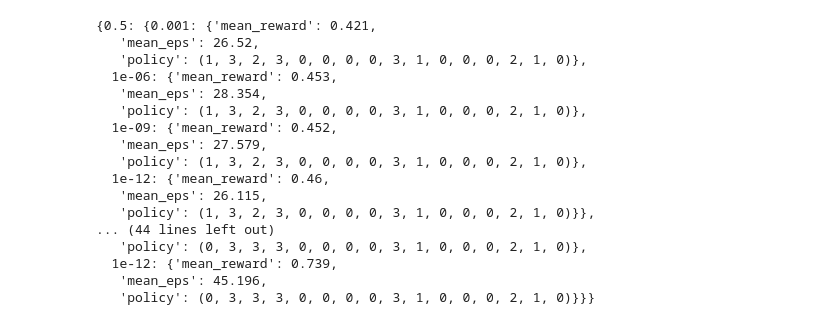
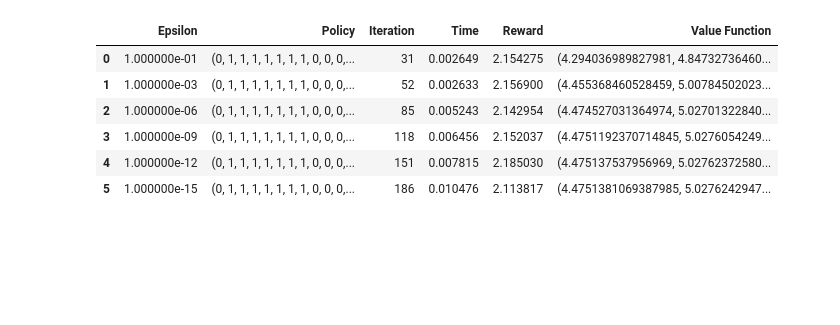
Before and after one commit to okazkayasi/CS7641, a Jupyter notebook: mkazkayasi3_Assignment4/ForestManagement.ipynb, the cells around one changed output. Saved outputs shown, nothing was run; the diff lists cells and outputs as text; code cells hidden in the pictures; blank space fills up the shorter version.

```diff
--- a/mkazkayasi3_Assignment4/ForestManagement.ipynb
+++ b/mkazkayasi3_Assignment4/ForestManagement.ipynb
@@ -31,2 +14,2 @@ def test_policy(env, policy, n_epoch=1000):
 # %%
-P, R = mdptoolbox.example.forest(S=100, r1=5.17, r2=10, p=0)
+P, R = forest(S=20, r1=10, r2=6, p=0.1)
@@ -165,20 +15,0 @@ frozen_lake[4][-1] = (vid, pid, qd)
-# %%
-vid
-# %% [output]
-{0.5: {0.001: {'mean_reward': 0.421,
-   'mean_eps': 26.52,
-   'policy': (1, 3, 2, 3, 0, 0, 0, 0, 3, 1, 0, 0, 0, 2, 1, 0)},
-  1e-06: {'mean_reward': 0.453,
-   'mean_eps': 28.354,
-   'policy': (1, 3, 2, 3, 0, 0, 0, 0, 3, 1, 0, 0, 0, 2, 1, 0)},
-  1e-09: {'mean_reward': 0.452,
-   'mean_eps': 27.579,
-   'policy': (1, 3, 2, 3, 0, 0, 0, 0, 3, 1, 0, 0, 0, 2, 1, 0)},
-  1e-12: {'mean_reward': 0.46,
-   'mean_eps': 26.115,
-   'policy': (1, 3, 2, 3, 0, 0, 0, 0, 3, 1, 0, 0, 0, 2, 1, 0)}},
-... (44 lines left out)
-   'policy': (0, 3, 3, 3, 0, 0, 0, 0, 3, 1, 0, 0, 0, 2, 1, 0)},
-  1e-12: {'mean_reward': 0.739,
-   'mean_eps': 45.196,
-   'policy': (0, 3, 3, 3, 0, 0, 0, 0, 3, 1, 0, 0, 0, 2, 1, 0)}}}
@@ -184,0 +20,51 @@ vid
+# %%
+def test_policy(P, R, policy, test_count=1000, gamma=0.9):
+    num_state = P.shape[-1]
+    total_episode = num_state * test_count
+    # start in each state
+    total_reward = 0
+    for state in range(num_state):
+        state_reward = 0
+        for state_episode in range(test_count):
+            episode_reward = 0
+            disc_rate = 1
+            while True:
+                # take step
+                action = policy[state]
+                # get next step using P
+                probs = P[action][state]
+                candidates = list(range(len(P[action][state])))
+                next_state =  choice(candidates, 1, p=probs)[0]
+                # get the reward
+                reward = R[state][action] * disc_rate
+                episode_reward += reward
+                # when go back to 0 ended
+                disc_rate *= gamma
+                if next_state == 0:
+                    break
+            state_reward += episode_reward
+        total_reward += state_reward
+    return total_reward / total_episode
+# %%
+def trainVI(P, R, discount=0.9, epsilon=[1e-9]):
+    vi_df = pd.DataFrame(columns=["Epsilon", "Policy", "Iteration",
+                                  "Time", "Reward", "Value Function"])
+    for eps in epsilon:
+        vi = ValueIteration(P, R, gamma=discount, epsilon=eps, max_iter=int(1e15))
+        vi.run()
+        reward = test_policy(P, R, vi.policy)
+        info = [float(eps), vi.policy, vi.iter, vi.time, reward, vi.V]
+        df_length = len(vi_df)
+        vi_df.loc[df_length] = info
+    return vi_df
+# %%
+vi_df = trainVI(P, R, epsilon=[1e-1, 1e-3, 1e-6, 1e-9, 1e-12, 1e-15])
+vi_df
+# %% [output]
+|  | Epsilon | Policy | Iteration | Time | Reward | Value Function |
+| 0 | 1.000000e-01 | (0, 1, 1, 1, 1, 1, 1, 1, 0, 0, 0,... | 31 | 0.002649 | 2.154275 | (4.294036989827981, 4.84732736460... |
+| 1 | 1.000000e-03 | (0, 1, 1, 1, 1, 1, 1, 1, 0, 0, 0,... | 52 | 0.002633 | 2.156900 | (4.455368460528459, 5.00784502023... |
+| 2 | 1.000000e-06 | (0, 1, 1, 1, 1, 1, 1, 1, 0, 0, 0,... | 85 | 0.005243 | 2.142954 | (4.474527031364974, 5.02701322840... |
+| 3 | 1.000000e-09 | (0, 1, 1, 1, 1, 1, 1, 1, 0, 0, 0,... | 118 | 0.006456 | 2.152037 | (4.4751192370714845, 5.0276054249... |
+| 4 | 1.000000e-12 | (0, 1, 1, 1, 1, 1, 1, 1, 0, 0, 0,... | 151 | 0.007815 | 2.185030 | (4.475137537956969, 5.02762372580... |
+| 5 | 1.000000e-15 | (0, 1, 1, 1, 1, 1, 1, 1, 0, 0, 0,... | 186 | 0.010476 | 2.113817 | (4.4751381069387985, 5.0276242947... |
```
Also changed, not shown: parts of 24 cells of this notebook, 7 other files.
